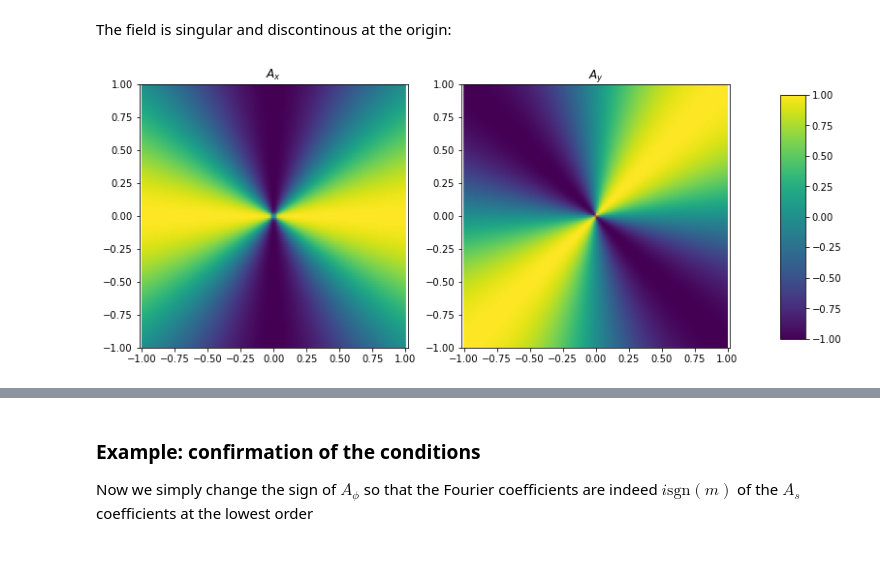
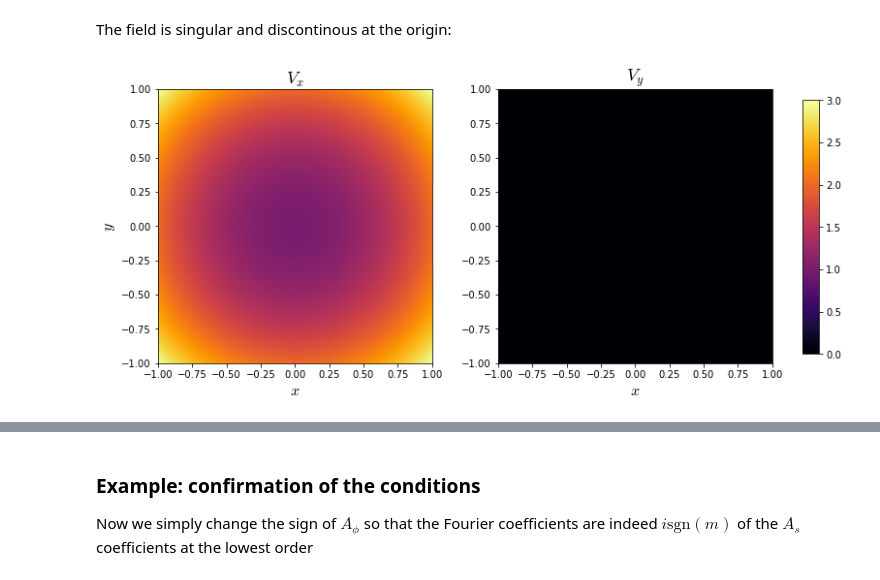
Before and after one commit to GentleMin/PlesioGeostroPy, a Jupyter notebook: demos/Demo_Regularity.ipynb, the cells around one changed output, grey strips where cells are left out. Saved outputs shown, nothing was run; the diff lists cells and outputs as text; code cells hidden in the pictures.

```diff
--- a/demos/Demo_Regularity.ipynb
+++ b/demos/Demo_Regularity.ipynb
@@ -12,7 +15,9 @@ from IPython.display import display
+# %%
+plt.rcParams['mathtext.fontset'] = 'cm'
 # %% [markdown]
 Utilities for symbolic manipulation
 # %%
-s = sp.Symbol("s")
+s = sp.Symbol("s", positive=True)
 p = sp.Symbol(r"\phi")
 x = sp.Symbol("x")
 y = sp.Symbol("y")
@@ -161,8 +237,8 @@ plt.show()
 
 We look at a field whose Fourier coefficients have the correct prefactor in $s$, but have the wrong configuration of coefficients
 # %%
-A_s_val = sp.cos(p)
-A_p_val = sp.sin(p)
+A_s_val = (1 + s**2)*sp.cos(p)
+A_p_val = (-1 - s**2)*sp.sin(p)
 A_s_exp = A_s_val.rewrite(sp.exp).expand()
 A_p_exp = A_p_val.rewrite(sp.exp).expand()
 display(sp.Eq(A_s, A_s_val))
@@ -188,7 +277,20 @@ The field is singular and discontinous at the origin:
 # %%
 A_s_numerical = sp.lambdify((s, p), A_s_val)
 A_p_numerical = sp.lambdify((s, p), A_p_val)
-fig, ax = plottings.polar_singularity_vector(vfunc_s=A_s_numerical, vfunc_p=A_p_numerical)
+
+fig, axes = plottings.polar_singularity_vector(vfunc_s=A_s_numerical, vfunc_p=A_p_numerical, shape='Cartesian', components='Cartesian', num=200)
+axes[0].set_title(r'$V_x$', fontsize=18)
+axes[1].set_title(r'$V_y$', fontsize=18)
+# axes[0].set_title(r'$V_r(r,\phi)$', fontsize=18)
+axes[0].set_aspect('equal', 'box')
+# axes[1].set_title(r'$V_\phi(r,\phi)$', fontsize=18)
+axes[1].set_aspect('equal', 'box')
+
+save_name = '../out/imgs/Regular_vector__1s^2cps__xy'
+# save_name = None
+if save_name is not None:
+    plt.savefig(save_name + '.png', dpi=150, bbox_inches='tight')
+    plt.savefig(save_name + '.pdf', bbox_inches='tight')
 plt.show()
 # %% [output]
-[figure, old version]
+[figure, new version]
```
Also changed, not shown: parts of 26 cells of this notebook, 4 other files.
